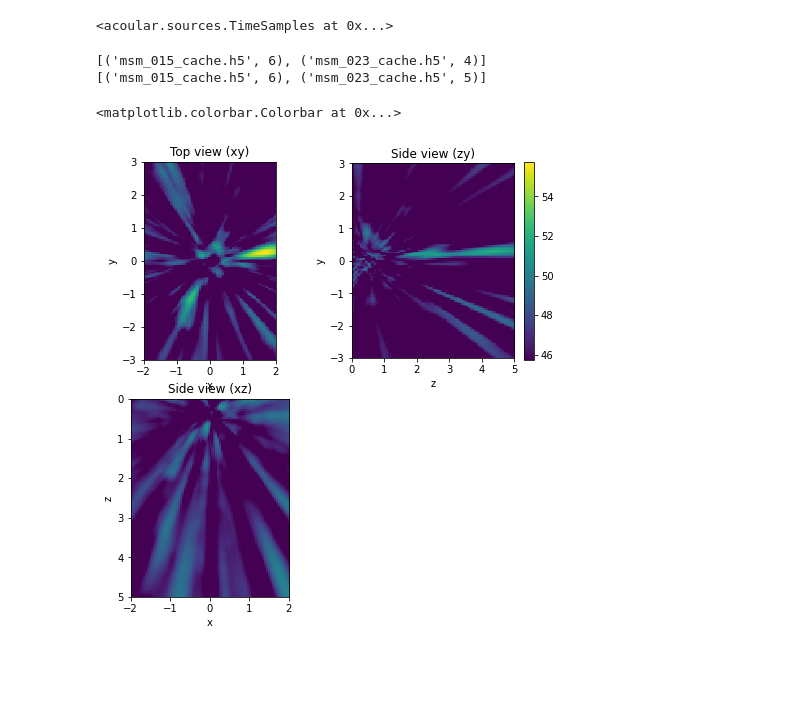
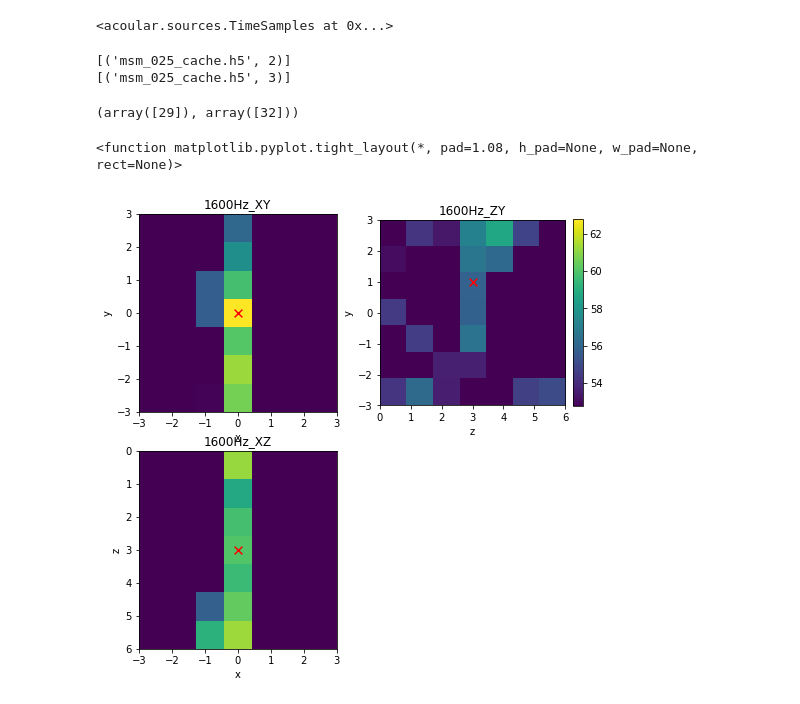
Before and after one commit to AdiBugaddi/MAP_eval, a Jupyter notebook: Auswertungsskript_3D.ipynb, the cells around one changed output. Saved outputs shown, nothing was run; the diff lists cells and outputs as text; code cells hidden in the pictures; blank space fills up the shorter version.

```diff
--- a/Auswertungsskript_3D.ipynb
+++ b/Auswertungsskript_3D.ipynb
@@ -75,17 +75,17 @@ ts = acoular.PointSource(signal = sim_signal1,          # Signal der Quelle
 # %%
 #Einlesen der Daten:
 #ts = acoular.TimeSamples( name='Messungen WFS\msm_025.h5' )
-ts = acoular.TimeSamples( name='Messungen WFS/msm_023.h5' )
+ts = acoular.TimeSamples( name='Messungen_WFS/msm_025.h5' )
 ts
 # %% [output]
 <acoular.sources.TimeSamples at 0x...>
 # %%
 
 #Grid erstellen
-rg = acoular.RectGrid3D(x_min=-2, x_max=2,
+rg = acoular.RectGrid3D(x_min=-3, x_max=3,
                        y_min=-3, y_max=3,
-                       z_min=0, z_max=5,
-                       increment=0.05)
+                       z_min=0, z_max=6,
+                       increment=1)
 
 #Steering Vector
 st = acoular.SteeringVector( grid=rg,
@@ -96,8 +96,8 @@ st = acoular.SteeringVector( grid=rg,
 
 #Spectrum erstellen:
 ps = acoular.PowerSpectra( time_data=ts,
-                           block_size=512,
-                           freq_range=[4000, 6000],
+                           block_size=128,
+                           freq_range=[1000, 2000],
                            window='Hanning' ) # Für bessere Auflösung hier Block_size erhöhen -> höherer Rechnenaufwand, daher jetzt erstmal mit 128
 
 
@@ -109,48 +109,73 @@ bb = acoular.BeamformerBase( freq_data=ps,
 # 500 1000 2000
 # 500 630 800 1000 1250 1600 2000 2500 3150 4000 5000 6300 8000 10000 12500 16000 20000
 
-Frequenz = 5000
+Frequenz = 1600
 
-pm = bb.synthetic(Frequenz, 0) # 0=Freq, 1=Okt, 3=Terz
+pm = bb.synthetic(Frequenz, 3) # 0=Freq, 1=Okt, 3=Terz
 #Lm = acoular.L_p( pm )
 #Lm = (Lm[0:],Lm[1:])
 # %% [output]
-[('msm_015_cache.h5', 6), ('msm_023_cache.h5', 4)]
-[('msm_015_cache.h5', 6), ('msm_023_cache.h5', 5)]
+[('msm_025_cache.h5', 2)]
+[('msm_025_cache.h5', 3)]
+# %%
+Lm_z_max
+# %% [output]
+(array([29]), array([32]))
 # %%
 fig=plt.figure(1,(8,8))
-
-# plot the results
-
 plt.subplot(221)
 map_z = np.sum(pm,2)
 mx = acoular.L_p(map_z.max())
-plt.imshow(acoular.L_p(map_z.T), vmax=mx, vmin=mx-10, origin='lower', interpolation='nearest',
-       extent=(rg.x_min, rg.x_max, rg.y_min, rg.y_max))
+Lm_z = acoular.L_p(map_z)
+Lm_z_max = np.where(Lm_z == np.amax(Lm_z))
+plt.imshow(Lm_z.T,
+           vmax=mx,
+           vmin=mx-10,
+           origin='lower',
+           interpolation='nearest',
+           extent=(rg.x_min, rg.x_max, rg.y_min, rg.y_max))
+plt.scatter(Lm_z_max[1]*rg.increment-((rg.x_max-rg.x_min)/2),Lm_z_max[0]*rg.increment-((rg.y_max-rg.y_min)/2), s = 60, c='red',  marker = 'x')
 plt.xlabel('x')
 plt.ylabel('y')
-plt.title('Top view (xy)' )
+plt.title(f'{Frequenz}Hz_XY')
 
+#plt.close(fig
 plt.subplot(223)
 map_y = np.sum(pm,1)
 if (rg.y_min == rg.y_max):
-       mx = acoular.L_p(map_y.max())
-plt.imshow(acoular.L_p(map_y.T), vmax=mx, vmin=mx-10, origin='upper', interpolation='nearest',
-       extent=(rg.x_min, rg.x_max, rg.z_max, rg.z_min))
+    mx = acoular.L_p(map_y.max())
+Lm_y = acoular.L_p(map_y)
+Lm_y_max = np.where(Lm_y.T == np.amax(Lm_y.T))
+plt.imshow(Lm_y.T,
+           vmax=mx, vmin=mx-10,
+           origin='upper',
+           interpolation='nearest',
+           extent=(rg.x_min, rg.x_max, rg.z_max, rg.z_min))
+plt.scatter(Lm_y_max[1]*rg.increment-((rg.x_max-rg.x_min)/2), Lm_y_max[0]*rg.increment-((rg.z_max-rg.z_min)/2), s = 60, c='red',  marker = 'x')
 plt.xlabel('x')
 plt.ylabel('z')
-plt.title('Side view (xz)' )
+plt.title(f'{Frequenz}Hz_XZ' )
+
+
 
 plt.subplot(222)
 map_x = np.sum(pm,0)
 if (rg.x_min == rg.x_max):
-       mx = acoular.L_p(map_x.max())
-plt.imshow(acoular.L_p(map_x), vmax=mx, vmin=mx-10, origin='lower', interpolation='nearest',
-       extent=(rg.z_min, rg.z_max,rg.y_min, rg.y_max))
+    mx = acoular.L_p(map_x.max())
+Lm_x = acoular.L_p(map_x)
+Lm_x_max = np.where(Lm_x == np.amax(Lm_x))
+im = plt.imshow(Lm_x.T,
+           vmax=mx,
+           vmin=mx-10,
+           origin='lower',
+           interpolation='nearest',
+           extent=(rg.z_min, rg.z_max,rg.y_min, rg.y_max))
+plt.scatter(Lm_x_max[1]*rg.increment-((rg.z_max-rg.z_min)/2),Lm_x_max[0]*rg.increment-((rg.y_max-rg.y_min)/2), s = 60, c='red',  marker = 'x')
 plt.xlabel('z')
 plt.ylabel('y')
-plt.title('Side view (zy)' )
-plt.colorbar()
+plt.title(f'{Frequenz}Hz_ZY')
+plt.colorbar(im,fraction=0.046, pad=0.04)
+plt.tight_layout
 # %% [output]
-<matplotlib.colorbar.Colorbar at 0x...>
+<function matplotlib.pyplot.tight_layout(*, pad=1.08, h_pad=None, w_pad=None, rect=None)>
-[figure, old version]
+[figure, new version]
```
Also changed, not shown: 2 other files.
